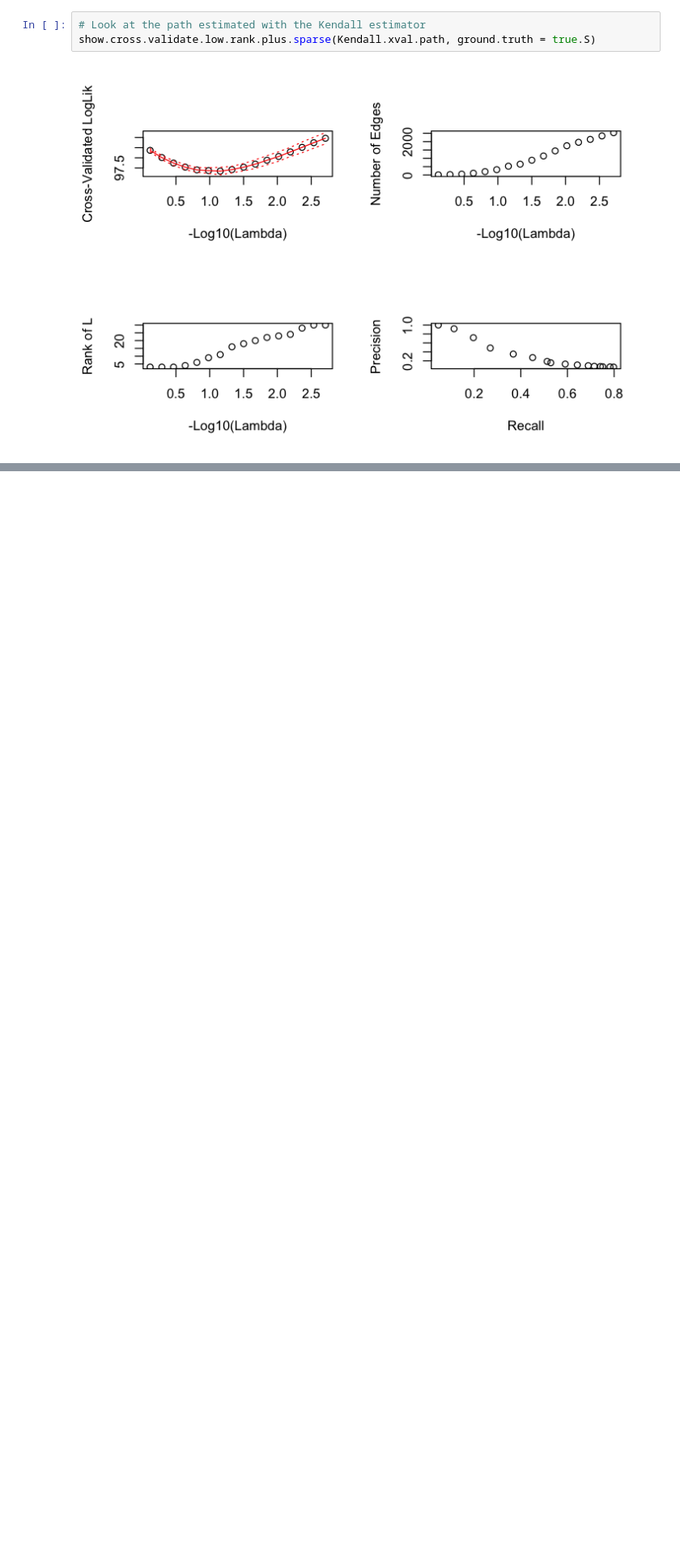
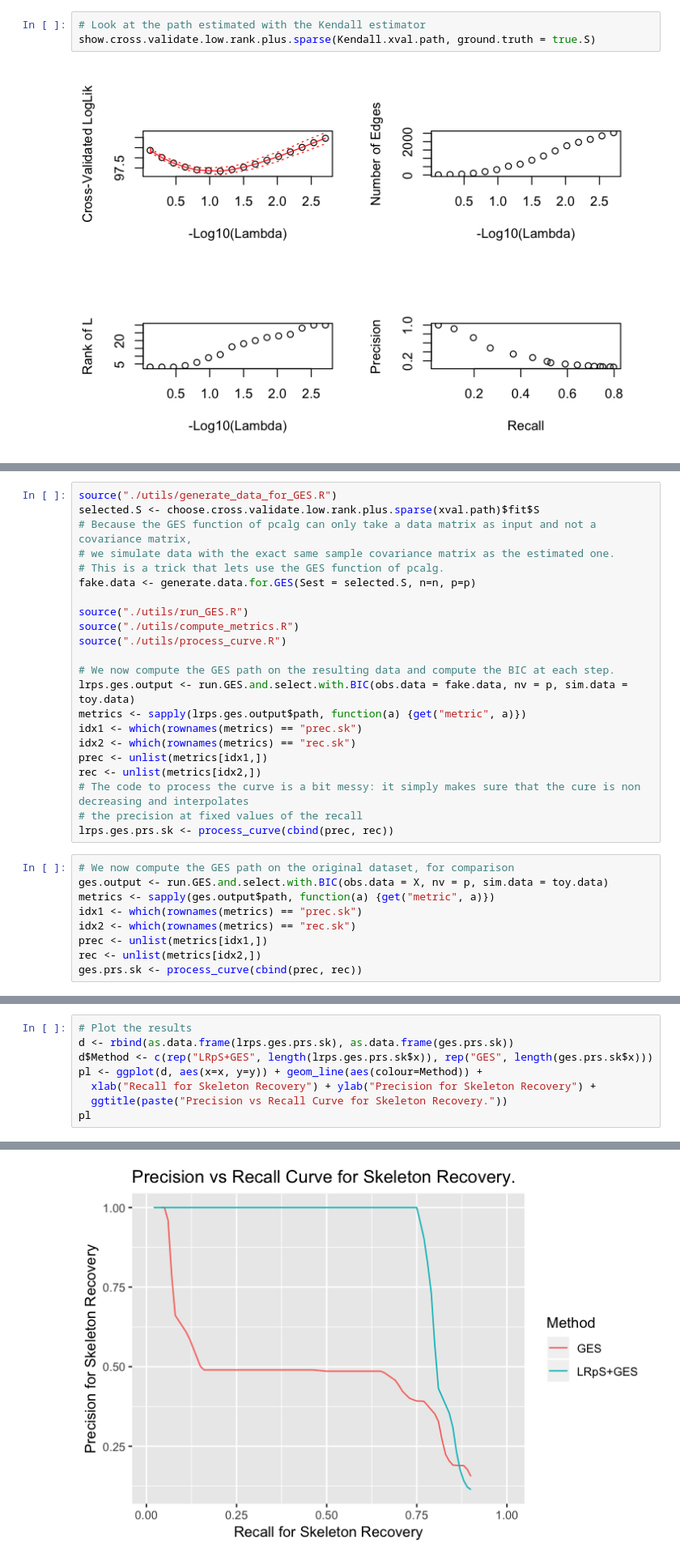
Before and after one commit to benjaminfrot/lrps-admm, a Jupyter notebook: LRpSADMMExample.ipynb, the cells around one changed output, grey strips where cells are left out. Shown at 81% size. Saved outputs shown, nothing was run; the diff lists cells and outputs as text; blank space fills up the shorter version.

Commit message:
Adding a lot of helper functions to run LRpS+GES. Updating the tutorial

```diff
--- a/LRpSADMMExample.ipynb
+++ b/LRpSADMMExample.ipynb
@@ -284,0 +371,31 @@ show.cross.validate.low.rank.plus.sparse(Kendall.xval.path, ground.truth = true.
+# %%
+source("./utils/generate_data_for_GES.R")
+selected.S <- choose.cross.validate.low.rank.plus.sparse(xval.path)$fit$S
+# Because the GES function of pcalg can only take a data matrix as input and not a covariance matrix,
+# we simulate data with the exact same sample covariance matrix as the estimated one.
+# This is a trick that lets use the GES function of pcalg.
+fake.data <- generate.data.for.GES(Sest = selected.S, n=n, p=p)
+
+source("./utils/run_GES.R")
+source("./utils/compute_metrics.R")
+source("./utils/process_curve.R")
+
+# We now compute the GES path on the resulting data and compute the BIC at each step.
+lrps.ges.output <- run.GES.and.select.with.BIC(obs.data = fake.data, nv = p, sim.data = toy.data)
+metrics <- sapply(lrps.ges.output$path, function(a) {get("metric", a)})
+idx1 <- which(rownames(metrics) == "prec.sk")
+idx2 <- which(rownames(metrics) == "rec.sk")
+prec <- unlist(metrics[idx1,])
+rec <- unlist(metrics[idx2,])
+# The code to process the curve is a bit messy: it simply makes sure that the cure is non decreasing and interpolates
+# the precision at fixed values of the recall
+lrps.ges.prs.sk <- process_curve(cbind(prec, rec))
+# %%
+# We now compute the GES path on the original dataset, for comparison
+ges.output <- run.GES.and.select.with.BIC(obs.data = X, nv = p, sim.data = toy.data)
+metrics <- sapply(ges.output$path, function(a) {get("metric", a)})
+idx1 <- which(rownames(metrics) == "prec.sk")
+idx2 <- which(rownames(metrics) == "rec.sk")
+prec <- unlist(metrics[idx1,])
+rec <- unlist(metrics[idx2,])
+ges.prs.sk <- process_curve(cbind(prec, rec))
@@ -284,0 +404,9 @@ show.cross.validate.low.rank.plus.sparse(Kendall.xval.path, ground.truth = true.
+# %%
+# Plot the results
+d <- rbind(as.data.frame(lrps.ges.prs.sk), as.data.frame(ges.prs.sk))
+d$Method <- c(rep("LRpS+GES", length(lrps.ges.prs.sk$x)), rep("GES", length(ges.prs.sk$x)))
+pl <- ggplot(d, aes(x=x, y=y)) + geom_line(aes(colour=Method)) +
+  xlab("Recall for Skeleton Recovery") + ylab("Precision for Skeleton Recovery") +
+  ggtitle(paste("Precision vs Recall Curve for Skeleton Recovery."))
+pl
+# %% [output]
@@ -284,0 +415 @@ show.cross.validate.low.rank.plus.sparse(Kendall.xval.path, ground.truth = true.
+[figure, added]
```
Also changed, not shown: parts of 22 cells of this notebook, 6 other files.
